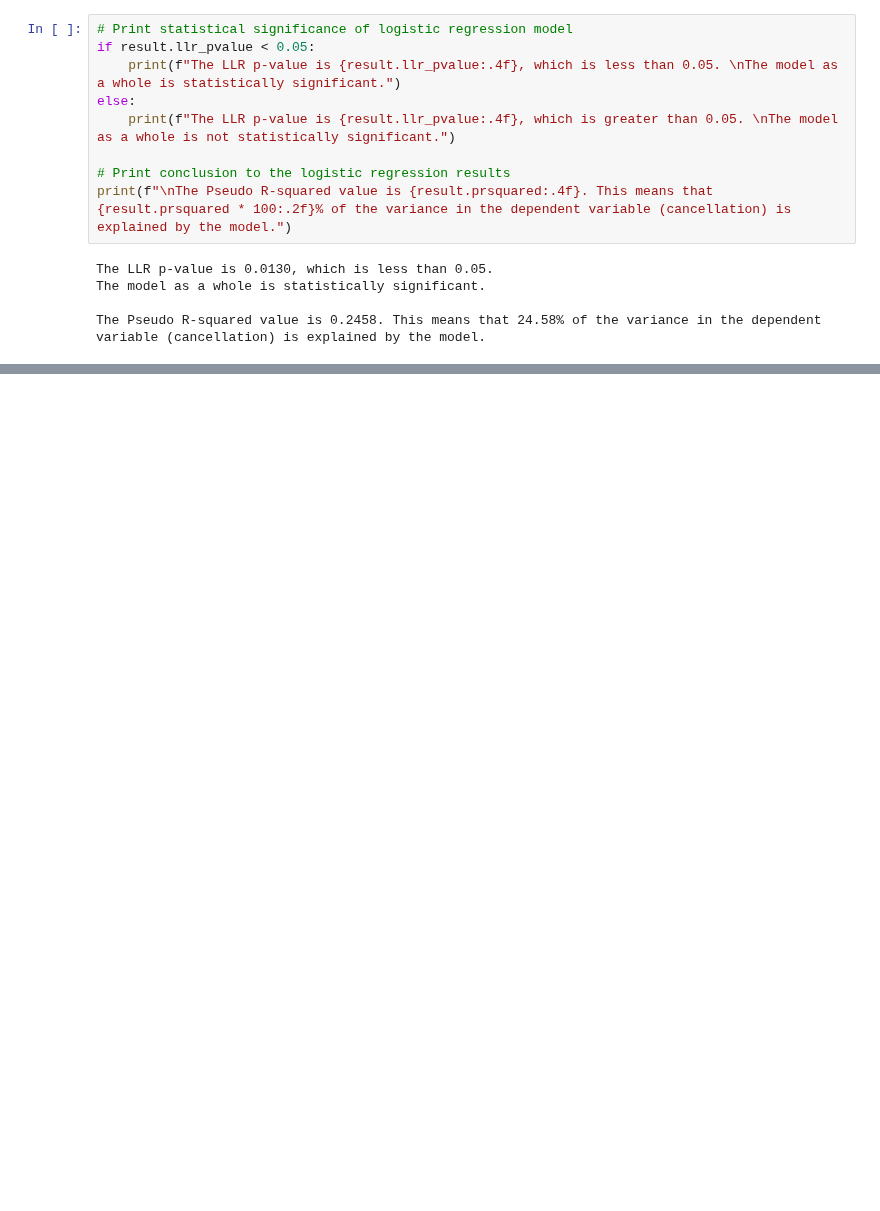
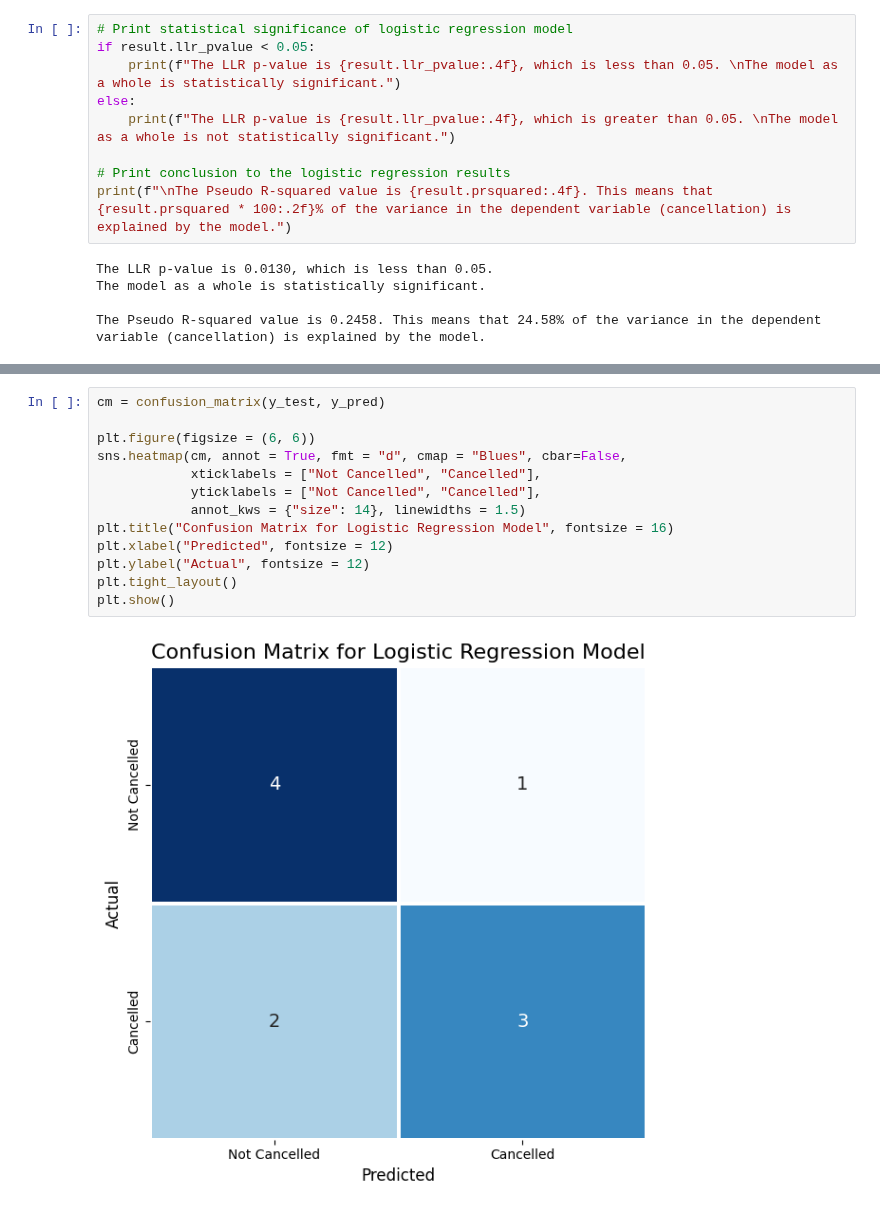
Before and after one commit to einavrobyncohen/DW64, a Jupyter notebook: notebooks/final_analysis.ipynb, the cells around one changed output, grey strips where cells are left out. Saved outputs shown, nothing was run; the diff lists cells and outputs as text; blank space fills up the shorter version.

```diff
--- a/notebooks/final_analysis.ipynb
+++ b/notebooks/final_analysis.ipynb
@@ -766,0 +810,15 @@ The Pseudo R-squared value is 0.2458. This means that 24.58% of the variance in
+# %%
+cm = confusion_matrix(y_test, y_pred)
+
+plt.figure(figsize = (6, 6))
+sns.heatmap(cm, annot = True, fmt = "d", cmap = "Blues", cbar=False,
+            xticklabels = ["Not Cancelled", "Cancelled"],
+            yticklabels = ["Not Cancelled", "Cancelled"],
+            annot_kws = {"size": 14}, linewidths = 1.5)
+plt.title("Confusion Matrix for Logistic Regression Model", fontsize = 16)
+plt.xlabel("Predicted", fontsize = 12)
+plt.ylabel("Actual", fontsize = 12)
+plt.tight_layout()
+plt.show()
+# %% [output]
+[figure, added]
```
Also changed, not shown: parts of 11 cells of this notebook.
